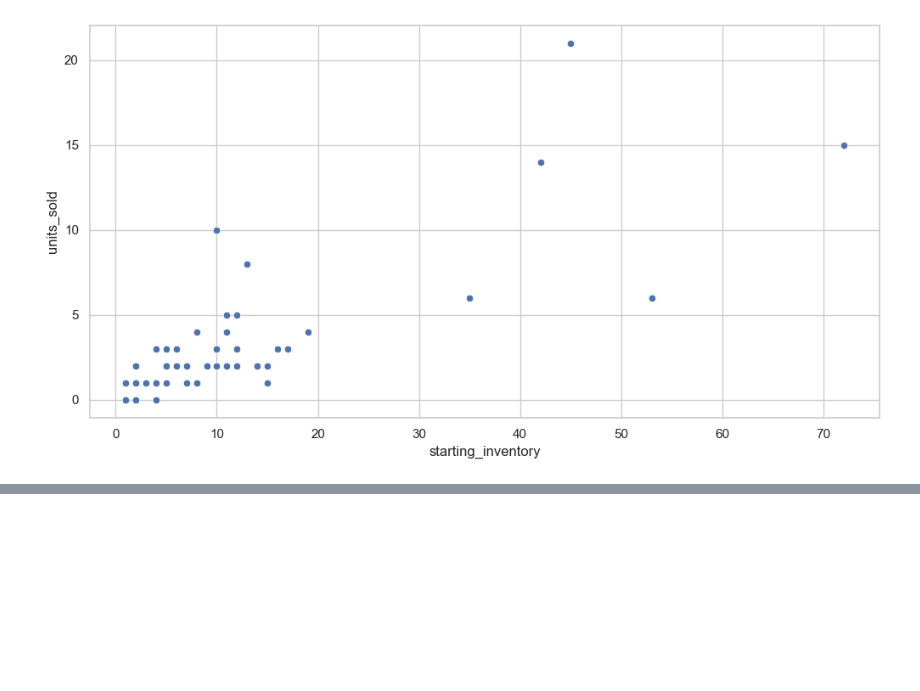
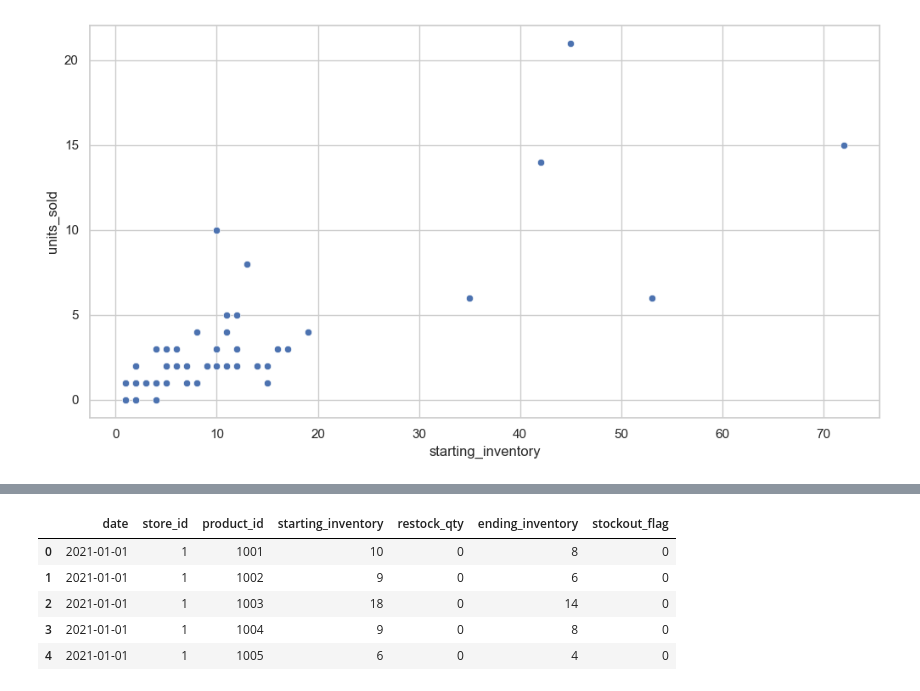
Before and after one commit to SunnyX-AI/ai-powered-sales-forecasting, a Jupyter notebook: notebooks/00_experiments.ipynb, the cells around one changed output, grey strips where cells are left out. Drawn from its saved outputs; the diff is of its cells as text; code cells hidden in the pictures; blank space fills up the shorter version.

```diff
--- a/notebooks/00_experiments.ipynb
+++ b/notebooks/00_experiments.ipynb
@@ -411,0 +421,9 @@ plt.show()
+# %%
+inventory.head()
+# %% [output]
+|  | date | store_id | product_id | starting_inventory | restock_qty | ending_inventory | stockout_flag |
+| 0 | 2021-01-01 | 1 | 1001 | 10 | 0 | 8 | 0 |
+| 1 | 2021-01-01 | 1 | 1002 | 9 | 0 | 6 | 0 |
+| 2 | 2021-01-01 | 1 | 1003 | 18 | 0 | 14 | 0 |
+| 3 | 2021-01-01 | 1 | 1004 | 9 | 0 | 8 | 0 |
+| 4 | 2021-01-01 | 1 | 1005 | 6 | 0 | 4 | 0 |
```
Also changed, not shown: parts of 1 cell of this notebook.
